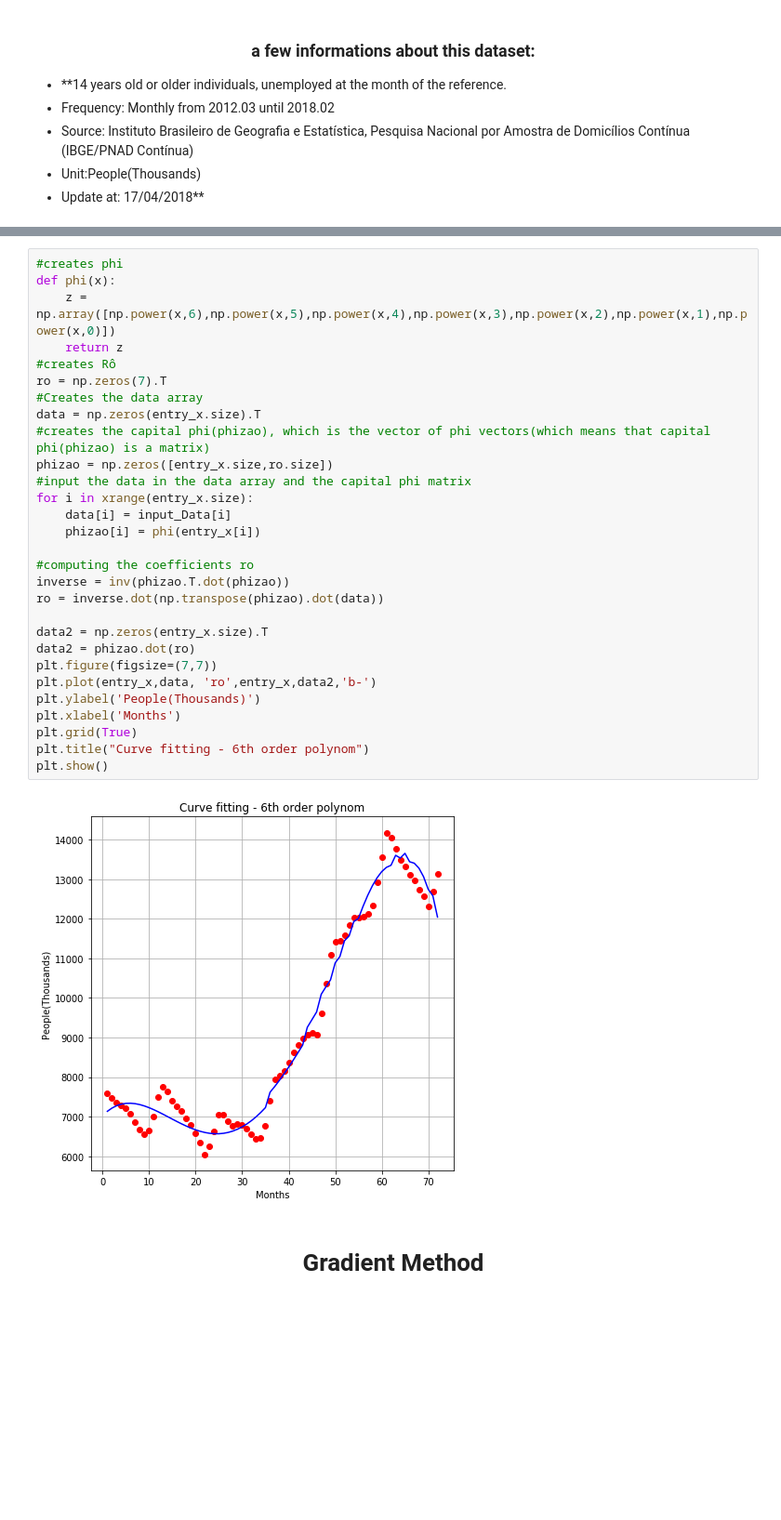
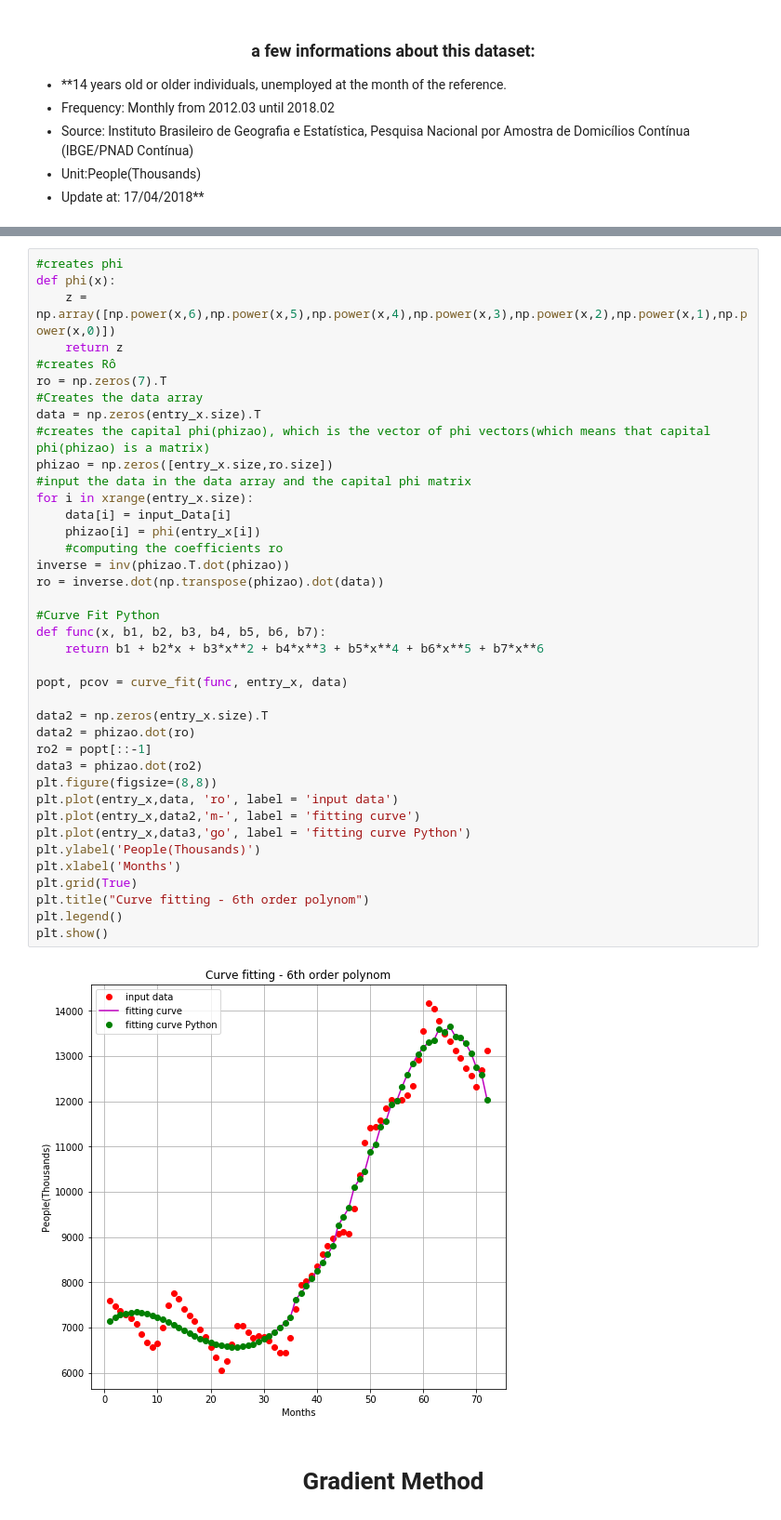
Before and after one commit to cafeemymelo/NonLinearOptimizationExample, a Jupyter notebook: Linear_NonLinear_Regression.ipynb, the cells around one changed output, grey strips where cells are left out. Shown: that part at 93% size. Cells and saved outputs as stored; diff of their text form; blank space fills up the shorter version.

```diff
--- a/Linear_NonLinear_Regression.ipynb
+++ b/Linear_NonLinear_Regression.ipynb
@@ -77,34 +63,44 @@ array([[ 7602],
 # %%
 #creates phi
 def phi(x):
     z = np.array([np.power(x,6),np.power(x,5),np.power(x,4),np.power(x,3),np.power(x,2),np.power(x,1),np.power(x,0)])
     return z
 #creates Rô
 ro = np.zeros(7).T
 #Creates the data array
 data = np.zeros(entry_x.size).T
 #creates the capital phi(phizao), which is the vector of phi vectors(which means that capital phi(phizao) is a matrix)
 phizao = np.zeros([entry_x.size,ro.size])
 #input the data in the data array and the capital phi matrix
 for i in xrange(entry_x.size):
     data[i] = input_Data[i]
     phizao[i] = phi(entry_x[i])
-
-#computing the coefficients ro
+    #computing the coefficients ro
 inverse = inv(phizao.T.dot(phizao))
 ro = inverse.dot(np.transpose(phizao).dot(data))
 
+#Curve Fit Python
+def func(x, b1, b2, b3, b4, b5, b6, b7):
+    return b1 + b2*x + b3*x**2 + b4*x**3 + b5*x**4 + b6*x**5 + b7*x**6
+
+popt, pcov = curve_fit(func, entry_x, data)
+
 data2 = np.zeros(entry_x.size).T
 data2 = phizao.dot(ro)
-plt.figure(figsize=(7,7))
-plt.plot(entry_x,data, 'ro',entry_x,data2,'b-')
+ro2 = popt[::-1]
+data3 = phizao.dot(ro2)
+plt.figure(figsize=(8,8))
+plt.plot(entry_x,data, 'ro', label = 'input data')
+plt.plot(entry_x,data2,'m-', label = 'fitting curve')
+plt.plot(entry_x,data3,'go', label = 'fitting curve Python')
 plt.ylabel('People(Thousands)')
 plt.xlabel('Months')
 plt.grid(True)
 plt.title("Curve fitting - 6th order polynom")
+plt.legend()
 plt.show()
 # %% [output]
-[figure, old version]
+[figure, new version]
 # %% [markdown]
 # <center>Gradient Method
 # %% [markdown]
```
Also changed, not shown: parts of 21 cells of this notebook, 1 other file.
